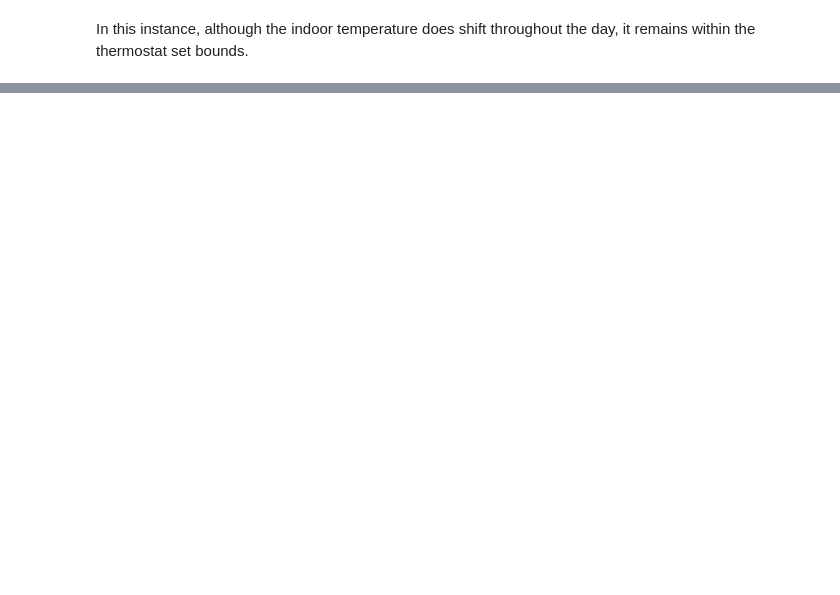
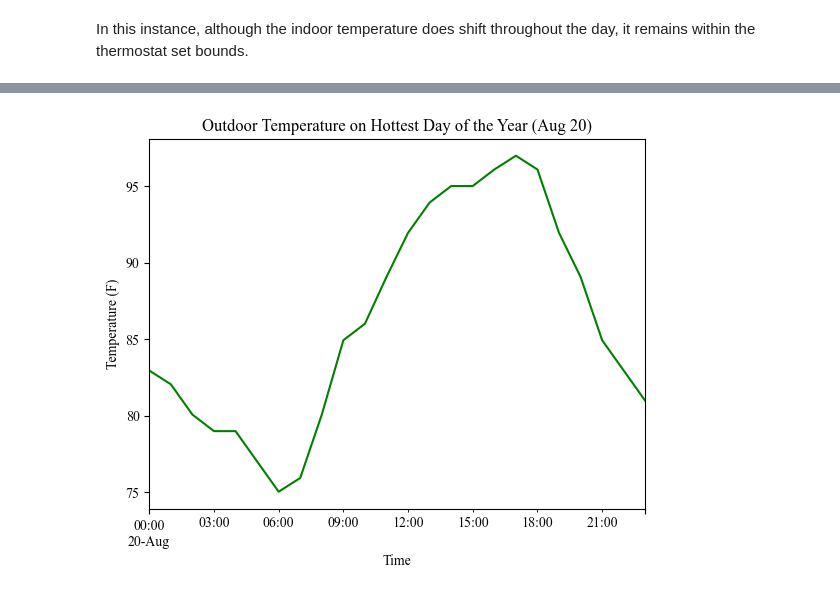
Before and after one commit to alchemicHen/hvac-viz, a Jupyter notebook: cleaning_calendar_viz.ipynb, the cells around one changed output, grey strips where cells are left out. Saved outputs shown, nothing was run; the diff lists cells and outputs as text; code cells hidden in the pictures; blank space fills up the shorter version.

```diff
--- a/cleaning_calendar_viz.ipynb
+++ b/cleaning_calendar_viz.ipynb
@@ -289,3 +289,17 @@ In this instance, although the indoor temperature does shift throughout the day,
 
 #TODO: Tell story using the rest of the hourly data: i.e. Hourly Weather/Outdoor Temperature  ->  Energy Usage -> Indoor Temperature
 # Show groups of three for all types of days or just zoom in on the hottest day? Can see how it looks in the poster.
+# %%
+# Creating new df with outdoor temperature and energy usage.
+
+outdoor_energy_cols = ['My Design - Energy Use| Total', 'My Design - Load| Heating: Delivered', 'My Design - Load| Heating: Delivered', 'My Design - Weather| Drybulb Temperature']
+short_energy_labels = ["energy_use", "heating_delivered", "cooling_delivered", "outdoor_temp"]
+
+# Creating date range
+date_range = pd.date_range(start="2023-01-01", end="2024-01-01", freq="1H", inclusive="left")
+
+energy_outdoor_df = (atx_df[outdoor_energy_cols].set_axis(short_energy_labels, axis=1) # slicing and renaming columns
+                                                .set_index(date_range))                # changing to hourly index
+
+assert energy_outdoor_df.shape[0] == 365*24
+energy_outdoor_df.head()
@@ -291,0 +313,6 @@ In this instance, although the indoor temperature does shift throughout the day,
+# %%
+# Adding in indoor temperature and temperature setpoints
+energy_outdoor_df['indoor_temp'] = living_df['living_space_temp']
+energy_outdoor_df['heating_setpoint'] = living_df['heating_setpoint']
+energy_outdoor_df['cooling_setpoint'] = living_df['cooling_setpoint']
+energy_outdoor_df
@@ -291,0 +333,11 @@ In this instance, although the indoor temperature does shift throughout the day,
+# %%
+# For the hottest day: plotting outdoor temperature, energy usage, and indoor temperature with setpoints
+energy_outdoor_hottest = energy_outdoor_df[energy_outdoor_df.index.date == hottest_day]
+energy_outdoor_hottest.outdoor_temp.plot(color="green")
+plt.title("Outdoor Temperature on Hottest Day of the Year (Aug 20)")
+plt.ylabel("Temperature (F)")
+plt.xlabel("Time")
+plt.savefig(f'Viz_Outputs\\Outdoor Temperature on Hottest Day of the Year.pdf', bbox_inches='tight')
+plt.show()
+# %% [output]
+[figure, added]
```
Also changed, not shown: parts of 7 cells of this notebook, 19 other files.
